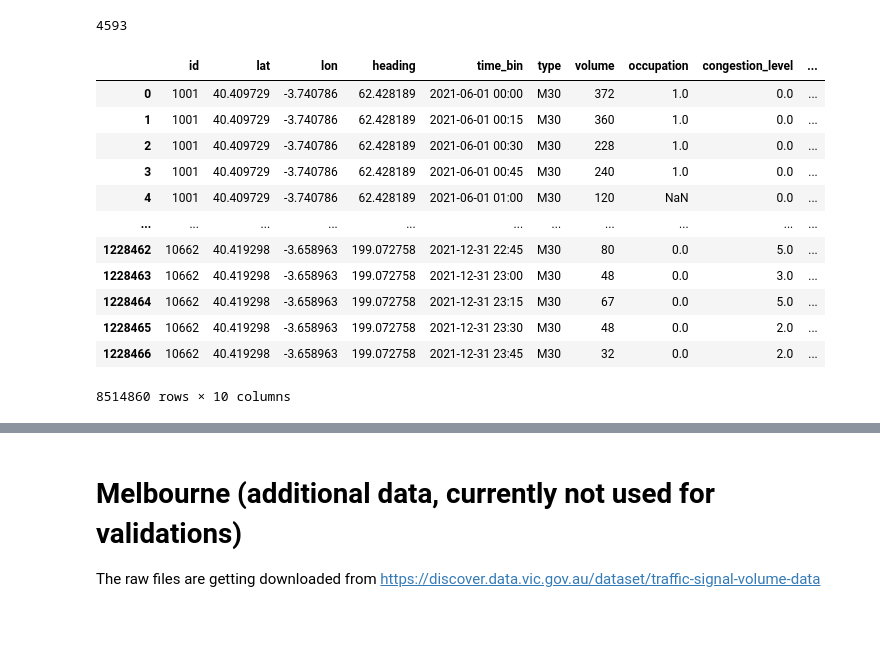
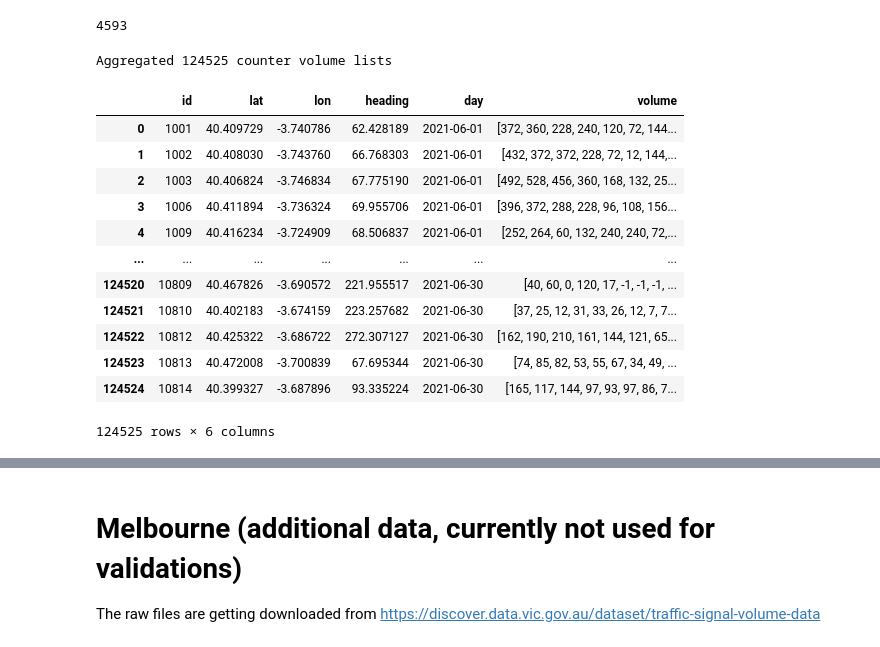
Before and after one commit to iarai/MeTS-10, a Jupyter notebook: analysis/val02_counters/counters01_prepare_data.ipynb, the cells around one changed output, grey strips where cells are left out. Cells and saved outputs as stored; diff of their text form; code cells hidden in the pictures.

Commit message:
Adding Madrid normalize output.

```diff
--- a/analysis/val02_counters/counters01_prepare_data.ipynb
+++ b/analysis/val02_counters/counters01_prepare_data.ipynb
@@ -901,29 +901,37 @@ def process_madrid_month(month, output_path):
 # process_madrid_month('2021-10', MADRID_PATH)
 # process_madrid_month('2021-11', MADRID_PATH)
 # process_madrid_month('2021-12', MADRID_PATH)
-# %%
-m30_madrid_df = pd.concat([
-    pd.read_parquet(MADRID_PATH / 'all' / 'counters_2021-06.parquet', filters=[('type','=','M30')]),
-    pd.read_parquet(MADRID_PATH / 'all' / 'counters_2021-07.parquet', filters=[('type','=','M30')]),
-    pd.read_parquet(MADRID_PATH / 'all' / 'counters_2021-08.parquet', filters=[('type','=','M30')]),
-    pd.read_parquet(MADRID_PATH / 'all' / 'counters_2021-09.parquet', filters=[('type','=','M30')]),
-    pd.read_parquet(MADRID_PATH / 'all' / 'counters_2021-10.parquet', filters=[('type','=','M30')]),
-    pd.read_parquet(MADRID_PATH / 'all' / 'counters_2021-11.parquet', filters=[('type','=','M30')]),
-    pd.read_parquet(MADRID_PATH / 'all' / 'counters_2021-12.parquet', filters=[('type','=','M30')])
-])
-m30_madrid_df.to_parquet(MADRID_PATH / 'm30_madrid_202106-202112.parquet', compression="snappy")
-m30_madrid_df
-# %% [output]
-|  | id | lat | lon | heading | time_bin | type | volume | occupation | congestion_level | ... |
-| 0 | 1001 | 40.409729 | -3.740786 | 62.428189 | 2021-06-01 00:00 | M30 | 372 | 1.0 | 0.0 | ... |
-| 1 | 1001 | 40.409729 | -3.740786 | 62.428189 | 2021-06-01 00:15 | M30 | 360 | 1.0 | 0.0 | ... |
-| 2 | 1001 | 40.409729 | -3.740786 | 62.428189 | 2021-06-01 00:30 | M30 | 228 | 1.0 | 0.0 | ... |
-| 3 | 1001 | 40.409729 | -3.740786 | 62.428189 | 2021-06-01 00:45 | M30 | 240 | 1.0 | 0.0 | ... |
-| 4 | 1001 | 40.409729 | -3.740786 | 62.428189 | 2021-06-01 01:00 | M30 | 120 | NaN | 0.0 | ... |
-| ... | ... | ... | ... | ... | ... | ... | ... | ... | ... | ... |
-| 1228462 | 10662 | 40.419298 | -3.658963 | 199.072758 | 2021-12-31 22:45 | M30 | 80 | 0.0 | 5.0 | ... |
-| 1228463 | 10662 | 40.419298 | -3.658963 | 199.072758 | 2021-12-31 23:00 | M30 | 48 | 0.0 | 3.0 | ... |
-| 1228464 | 10662 | 40.419298 | -3.658963 | 199.072758 | 2021-12-31 23:15 | M30 | 67 | 0.0 | 5.0 | ... |
-| 1228465 | 10662 | 40.419298 | -3.658963 | 199.072758 | 2021-12-31 23:30 | M30 | 48 | 0.0 | 2.0 | ... |
-| 1228466 | 10662 | 40.419298 | -3.658963 | 199.072758 | 2021-12-31 23:45 | M30 | 32 | 0.0 | 2.0 | ... |
-8514860 rows × 10 columns
+# %%
+def normalize_madrid(month):
+    df = pd.read_parquet(MADRID_PATH / 'all' / f'counters_{month}.parquet')
+    df['t'] = [t_from_time_bin(tb, False) for tb in df['time_bin']]
+    df['day'] = [day_from_time_bin(tb, False) for tb in df['time_bin']]
+    df = df[df['day'].str.startswith(month)]
+    df = process_volume_normalization(df)
+    df = df[['id', 'lat', 'lon', 'heading', 'day', 'volume']]
+    df.to_parquet(MADRID_PATH / f'counters_normalized_{month}', compression="snappy")
+    return df
+
+# TODO: uncomment if processing data
+normalize_madrid('2021-06')
+# normalize_madrid('2021-07')
+# normalize_madrid('2021-08')
+# normalize_madrid('2021-09')
+# normalize_madrid('2021-10')
+# normalize_madrid('2021-11')
+# normalize_madrid('2021-12')
+# %% [output]
+Aggregated 124525 counter volume lists
+|  | id | lat | lon | heading | day | volume |
+| 0 | 1001 | 40.409729 | -3.740786 | 62.428189 | 2021-06-01 | [372, 360, 228, 240, 120, 72, 144... |
+| 1 | 1002 | 40.408030 | -3.743760 | 66.768303 | 2021-06-01 | [432, 372, 372, 228, 72, 12, 144,... |
+| 2 | 1003 | 40.406824 | -3.746834 | 67.775190 | 2021-06-01 | [492, 528, 456, 360, 168, 132, 25... |
+| 3 | 1006 | 40.411894 | -3.736324 | 69.955706 | 2021-06-01 | [396, 372, 288, 228, 96, 108, 156... |
+| 4 | 1009 | 40.416234 | -3.724909 | 68.506837 | 2021-06-01 | [252, 264, 60, 132, 240, 240, 72,... |
+| ... | ... | ... | ... | ... | ... | ... |
+| 124520 | 10809 | 40.467826 | -3.690572 | 221.955517 | 2021-06-30 | [40, 60, 0, 120, 17, -1, -1, -1, ... |
+| 124521 | 10810 | 40.402183 | -3.674159 | 223.257682 | 2021-06-30 | [37, 25, 12, 31, 33, 26, 12, 7, 7... |
+| 124522 | 10812 | 40.425322 | -3.686722 | 272.307127 | 2021-06-30 | [162, 190, 210, 161, 144, 121, 65... |
+| 124523 | 10813 | 40.472008 | -3.700839 | 67.695344 | 2021-06-30 | [74, 85, 82, 53, 55, 67, 34, 49, ... |
+| 124524 | 10814 | 40.399327 | -3.687896 | 93.335224 | 2021-06-30 | [165, 117, 144, 97, 93, 97, 86, 7... |
+124525 rows × 6 columns
```
Also changed, not shown: parts of 11 cells of this notebook, 1 other file.
